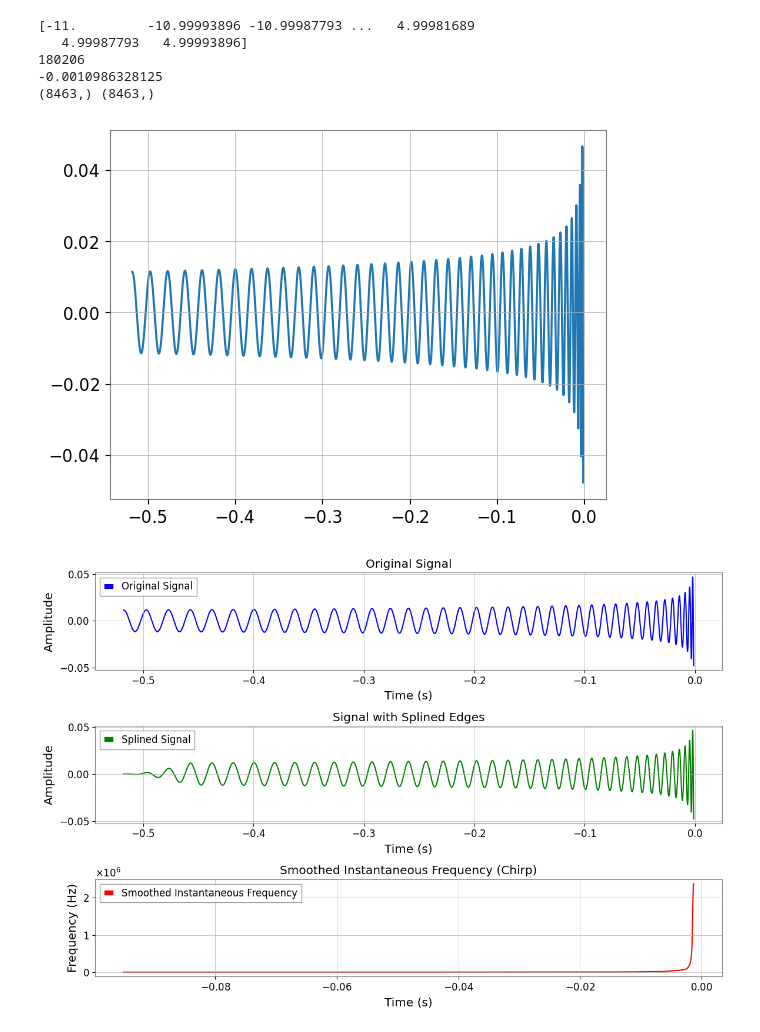
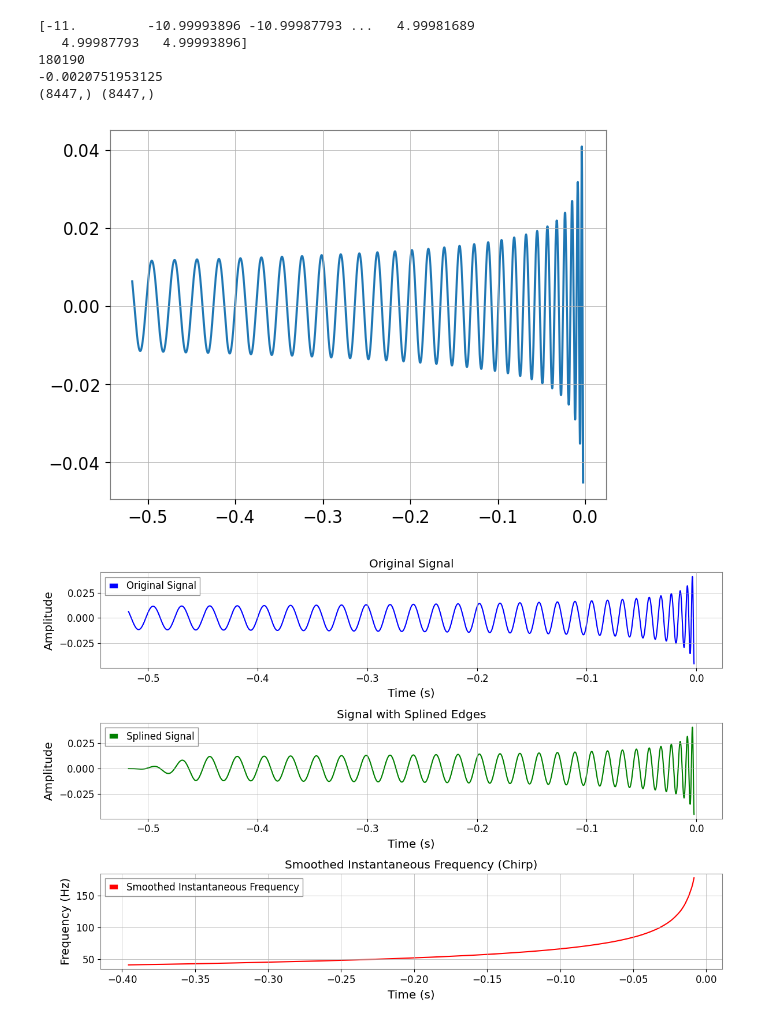
Before and after one commit to ratio999/LIZARD, a Jupyter notebook: Untitled.ipynb, the cells around one changed output. Saved outputs shown, nothing was run; the diff lists cells and outputs as text; code cells hidden in the pictures.

```diff
--- a/Untitled.ipynb
+++ b/Untitled.ipynb
@@ -55,8 +52,8 @@ PyCBC.libutils: pkg-config call failed, setting NO_PKGCONFIG=1
 import matplotlib.pyplot as pylab
 from pycbc.waveform import get_td_waveform, fd_approximants
 hp, hc = get_td_waveform(approximant="IMRPhenomD",
-                         mass1=10,
-                         mass2=10,
+                         mass1=15,
+                         mass2=15,
                          delta_t=1.0/16384,
                          f_lower=30)
 
@@ -104,10 +101,10 @@ pylab.show()
 # %% [output]
 [-11.         -10.99993896 -10.99987793 ...   4.99981689
    4.99987793   4.99993896]
-180206
--0.0010986328125
-(8463,) (8463,)
+180190
+-0.0020751953125
+(8447,) (8447,)
-[figure, old version]
+[figure, new version]
 # %%
 from scipy.signal import hilbert, savgol_filter
 from scipy.interpolate import CubicSpline
@@ -142,44 +139,45 @@ smoothed_frequency = gaussian_filter(instantaneous_frequency, sigma=2)
 #smoothed_frequency = savgol_filter(instantaneous_frequency, window_length=51, polyorder=3)
 #smoothed_frequency = instantaneous_frequency
 fisco = np.argmax(smoothed_frequency)
-smoothed_frequency=smoothed_frequency[fisco-10000:fisco]
+smoothed_frequency=smoothed_frequency[2000: fisco-100]
 # Adjust the time vector to match the instantaneous frequency
 t_inst_freq = times[:-1]  # Remove the last time step to match the length of instantaneous_frequency
-t_inst_freq = t_inst_freq[fisco-10000:fisco]
+t_inst_freq = t_inst_freq[2000: fisco-100]
 # Plot the original signal, splined signal, and instantaneous frequency
 pylab.figure(figsize=(12, 8))
 
 # Plot the original signal
 pylab.subplot(3, 1, 1)
 pylab.plot(times, signal, label="Original Signal", color="blue")
 pylab.xlabel("Time (s)")
 pylab.ylabel("Amplitude")
 pylab.title("Original Signal")
 pylab.legend()
 
 # Plot the splined signal
 pylab.subplot(3, 1, 2)
 pylab.plot(times, splined_signal, label="Splined Signal", color="green")
 pylab.xlabel("Time (s)")
 pylab.ylabel("Amplitude")
 pylab.title("Signal with Splined Edges")
 pylab.legend()
 
 
 dt = t_inst_freq[1] - t_inst_freq[0]  # Step size
-first_derivative = np.gradient(smoothed_frequency, dt)
+#first_derivative = np.gradient(smoothed_frequency, dt)
+first_derivative = smoothed_frequency
 #first_derivative = savgol_filter(first_derivative, window_length=51, polyorder=3)
 # Plot the smoothed instantaneous frequency
 pylab.subplot(3, 1, 3)
 pylab.plot(t_inst_freq, first_derivative, label="Smoothed Instantaneous Frequency", color="red")
 pylab.xlabel("Time (s)")
 pylab.ylabel("Frequency (Hz)")
 pylab.title("Smoothed Instantaneous Frequency (Chirp)")
 pylab.legend()
-
+#pylab.yscale('log')
 pylab.tight_layout()
 pylab.show()
 # %% [output]
-[figure, old version]
+[figure, new version]
 # %%
 #first_derivative /= np.max(first_derivative)
```
Also changed, not shown: parts of 27 cells of this notebook, 2 other files.
